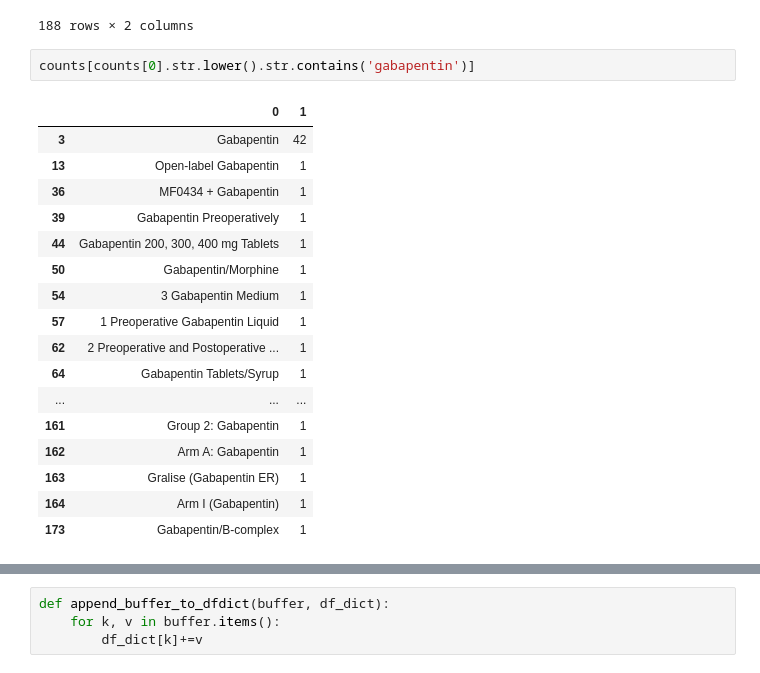
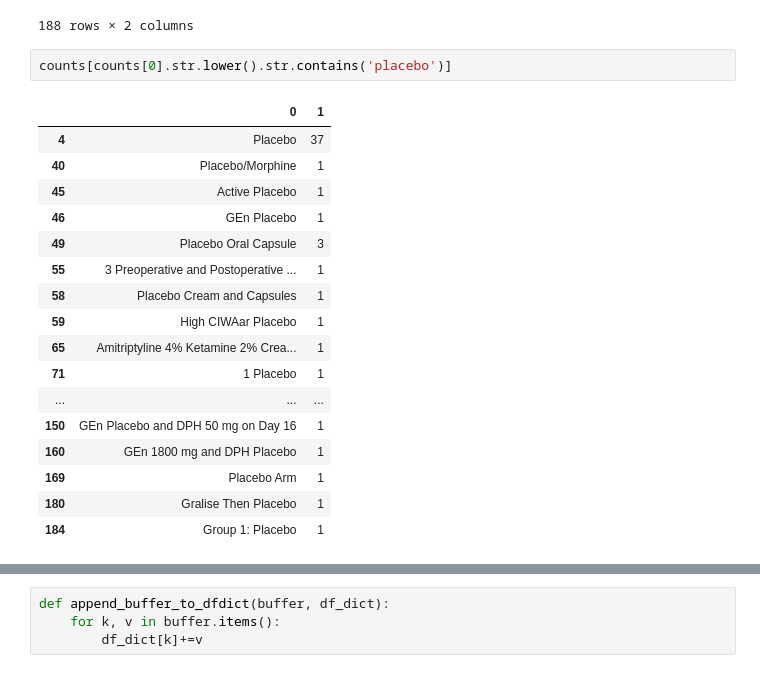
Before and after one commit to porterehunley/drugprocessing, a Jupyter notebook: ClincalTrialsPlayground.ipynb, the cells around one changed output, grey strips where cells are left out. Drawn from its saved outputs; the diff is of its cells as text.

Commit message:
mesaure group processing

```diff
--- a/ClincalTrialsPlayground.ipynb
+++ b/ClincalTrialsPlayground.ipynb
@@ -304,22 +298,22 @@ counts
 | 187 | nonp450 | 1 |
 188 rows × 2 columns
 # %%
-counts[counts[0].str.lower().str.contains('gabapentin')]
+counts[counts[0].str.lower().str.contains('placebo')]
 # %% [output]
 |  | 0 | 1 |
-| 3 | Gabapentin | 42 |
-| 13 | Open-label Gabapentin | 1 |
-| 36 | MF0434 + Gabapentin | 1 |
-| 39 | Gabapentin Preoperatively | 1 |
-| 44 | Gabapentin 200, 300, 400 mg Tablets | 1 |
-| 50 | Gabapentin/Morphine | 1 |
-| 54 | 3 Gabapentin Medium | 1 |
-| 57 | 1 Preoperative Gabapentin Liquid | 1 |
-| 62 | 2 Preoperative and Postoperative ... | 1 |
-| 64 | Gabapentin Tablets/Syrup | 1 |
+| 4 | Placebo | 37 |
+| 40 | Placebo/Morphine | 1 |
+| 45 | Active Placebo | 1 |
+| 46 | GEn Placebo | 1 |
+| 49 | Placebo Oral Capsule | 3 |
+| 55 | 3 Preoperative and Postoperative ... | 1 |
+| 58 | Placebo Cream and Capsules | 1 |
+| 59 | High CIWAar Placebo | 1 |
+| 65 | Amitriptyline 4% Ketamine 2% Crea... | 1 |
+| 71 | 1 Placebo | 1 |
 | ... | ... | ... |
-| 161 | Group 2: Gabapentin | 1 |
-| 162 | Arm A: Gabapentin | 1 |
-| 163 | Gralise (Gabapentin ER) | 1 |
-| 164 | Arm I (Gabapentin) | 1 |
-| 173 | Gabapentin/B-complex | 1 |
+| 150 | GEn Placebo and DPH 50 mg on Day 16 | 1 |
+| 160 | GEn 1800 mg and DPH Placebo | 1 |
+| 169 | Placebo Arm | 1 |
+| 180 | Gralise Then Placebo | 1 |
+| 184 | Group 1: Placebo | 1 |
```
Also changed, not shown: parts of 3 cells of this notebook.
